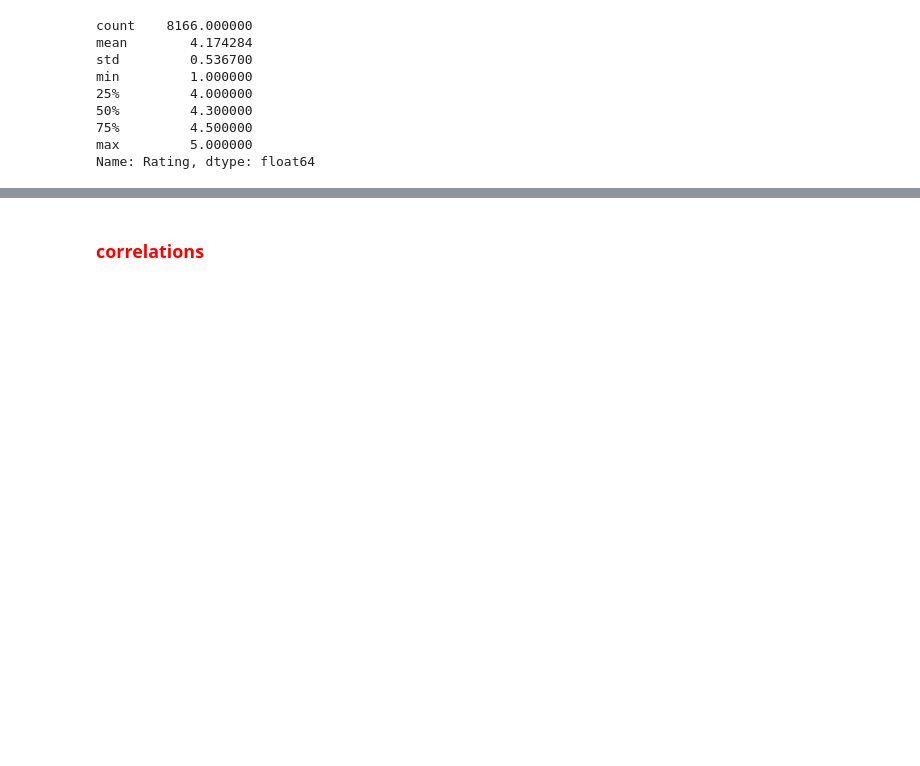
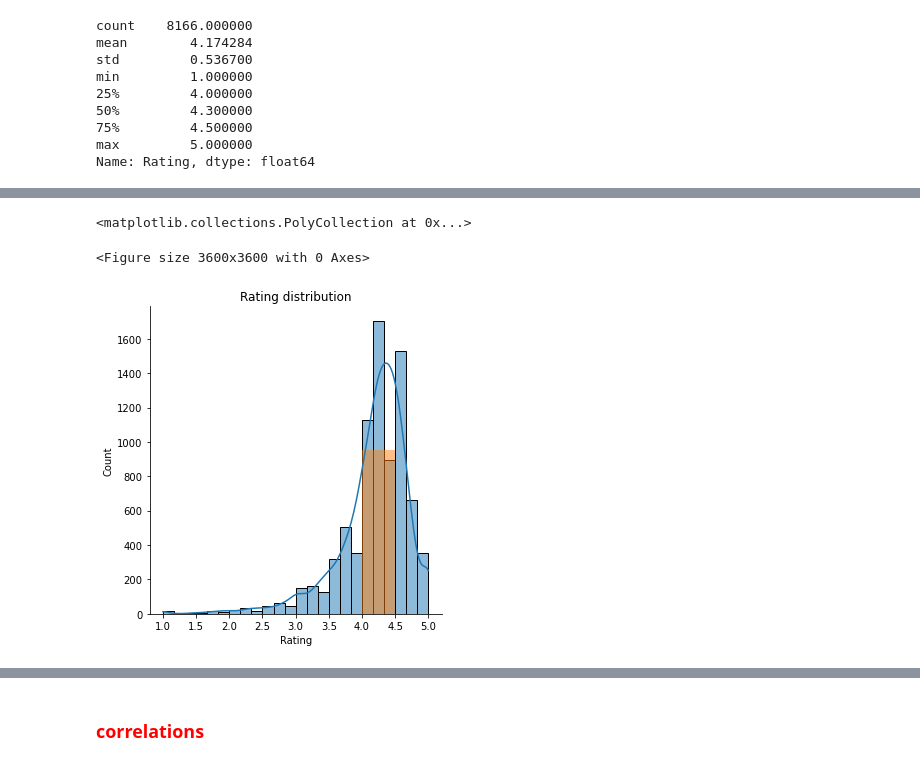
Before and after one commit to NirAharon1/Data-Analysis-Projects, a Jupyter notebook: Project 2 - Google Play Store Apps/google paly store apps.ipynb, the cells around one changed output, grey strips where cells are left out. Drawn from its saved outputs; the diff is of its cells as text; code cells hidden in the pictures; blank space fills up the shorter version.

```diff
--- a/Project 2 - Google Play Store Apps/google paly store apps.ipynb
+++ b/Project 2 - Google Play Store Apps/google paly store apps.ipynb
@@ -191,0 +189,13 @@ app_df.loc[app_df["Rating"]>4.0]
+# %%
+plt.figure(figsize=(50,50))
+ara = sns.displot(data=app_df,
+                  bins=24,
+                  x="Rating",
+                  kde=True,
+                  )
+plt.title("Rating distribution")
+plt.fill_between([4,4.5],0,950,alpha=0.5)
+# %% [output]
+<matplotlib.collections.PolyCollection at 0x...>
+<Figure size 3600x3600 with 0 Axes>
+[figure, added]
```
Also changed, not shown: parts of 12 cells of this notebook.
